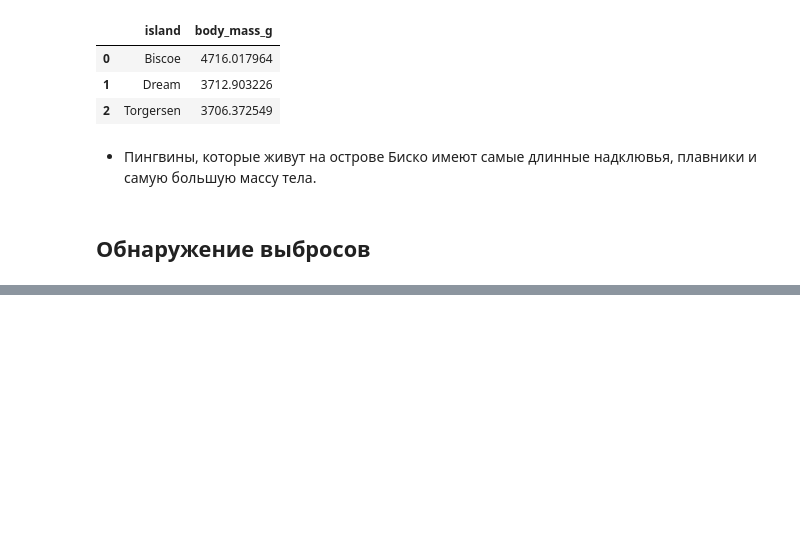
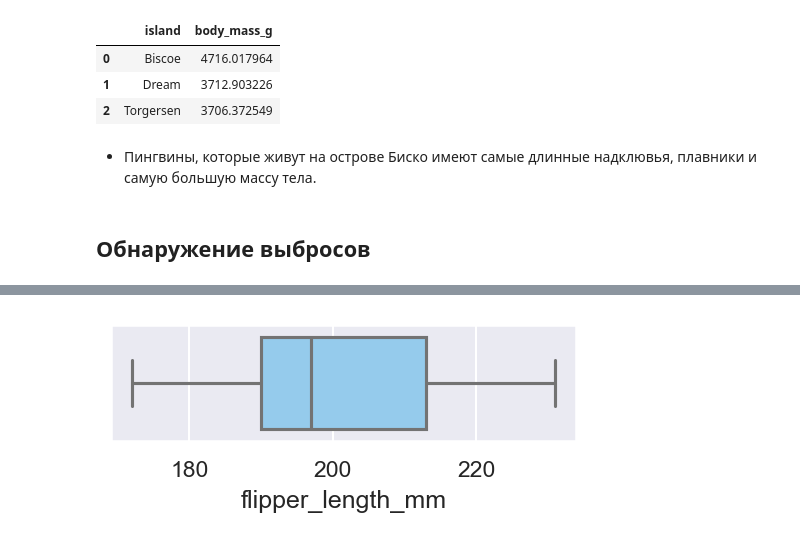
Before and after one commit to alesialesia/Project, a Jupyter notebook: Final version Penguins in Antarctica.ipynb, the cells around one changed output, grey strips where cells are left out. Saved outputs shown, nothing was run; the diff lists cells and outputs as text; code cells hidden in the pictures; blank space fills up the shorter version.

```diff
--- a/Final version Penguins in Antarctica.ipynb
+++ b/Final version Penguins in Antarctica.ipynb
@@ -412,0 +431,5 @@ mean().sort_values(by ="body_mass_g", ascending = False)
+# %%
+plt.figure(figsize=(4, 1))
+sns.boxplot(x='flipper_length_mm', data=df);
+# %% [output]
+[figure, added]
```
Also changed, not shown: parts of 51 cells of this notebook.
